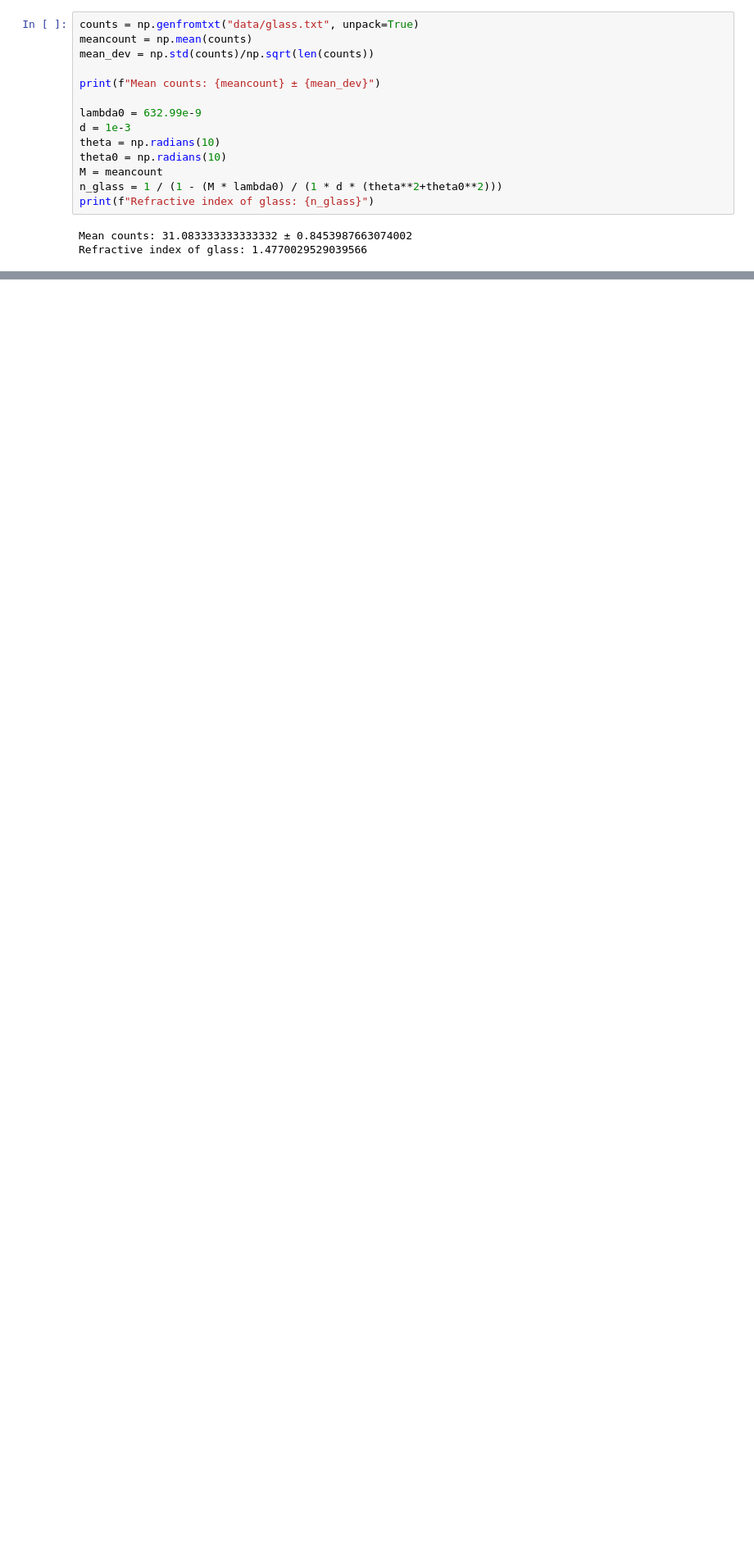
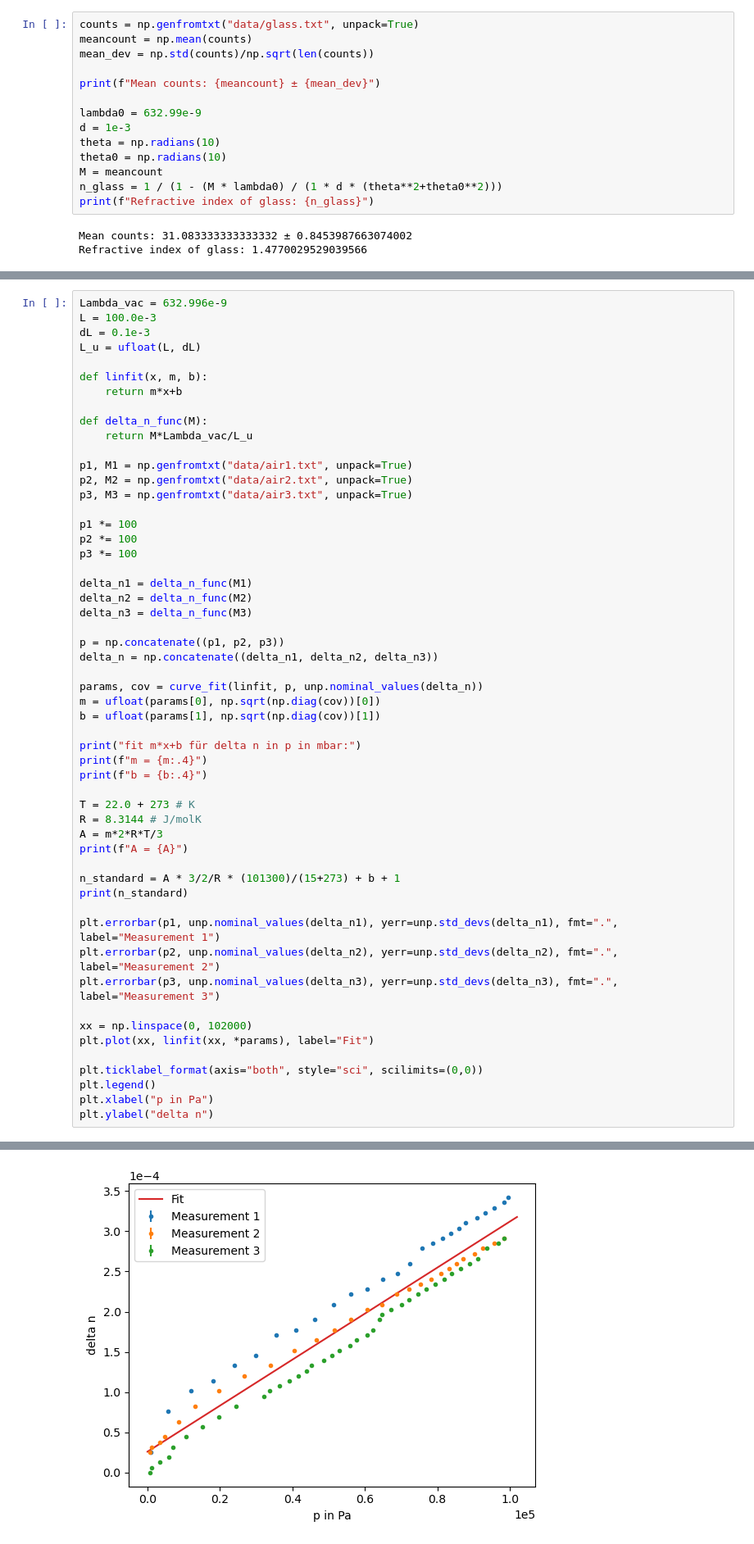
Before and after one commit to CelinaWieberg01/FP, a Jupyter notebook: M_v64/test.ipynb, the cells around one changed output, grey strips where cells are left out. Shown at 82% size. Cells and saved outputs as stored; diff of their text form; blank space fills up the shorter version.

```diff
--- a/M_v64/test.ipynb
+++ b/M_v64/test.ipynb
@@ -88,0 +211,55 @@ plt.legend()
+# %%
+Lambda_vac = 632.996e-9
+L = 100.0e-3
+dL = 0.1e-3
+L_u = ufloat(L, dL)
+
+def linfit(x, m, b):
+    return m*x+b
+
+def delta_n_func(M):
+    return M*Lambda_vac/L_u
+
+p1, M1 = np.genfromtxt("data/air1.txt", unpack=True)
+p2, M2 = np.genfromtxt("data/air2.txt", unpack=True)
+p3, M3 = np.genfromtxt("data/air3.txt", unpack=True)
+
+p1 *= 100
+p2 *= 100
+p3 *= 100
+
+delta_n1 = delta_n_func(M1)
+delta_n2 = delta_n_func(M2)
+delta_n3 = delta_n_func(M3)
+
+p = np.concatenate((p1, p2, p3))
+delta_n = np.concatenate((delta_n1, delta_n2, delta_n3))
+
+params, cov = curve_fit(linfit, p, unp.nominal_values(delta_n))
+m = ufloat(params[0], np.sqrt(np.diag(cov))[0])
+b = ufloat(params[1], np.sqrt(np.diag(cov))[1])
+
+print("fit m*x+b für delta n in p in mbar:")
+print(f"m = {m:.4}")
+print(f"b = {b:.4}")
+
+T = 22.0 + 273 # K
+R = 8.3144 # J/molK
+A = m*2*R*T/3
+print(f"A = {A}")
+
+n_standard = A * 3/2/R * (101300)/(15+273) + b + 1
+print(n_standard)
+
+plt.errorbar(p1, unp.nominal_values(delta_n1), yerr=unp.std_devs(delta_n1), fmt=".", label="Measurement 1")
+plt.errorbar(p2, unp.nominal_values(delta_n2), yerr=unp.std_devs(delta_n2), fmt=".", label="Measurement 2")
+plt.errorbar(p3, unp.nominal_values(delta_n3), yerr=unp.std_devs(delta_n3), fmt=".", label="Measurement 3")
+
+xx = np.linspace(0, 102000)
+plt.plot(xx, linfit(xx, *params), label="Fit")
+
+plt.ticklabel_format(axis="both", style="sci", scilimits=(0,0))
+plt.legend()
+plt.xlabel("p in Pa")
+plt.ylabel("delta n")
+# %% [output]
@@ -88,0 +272 @@ plt.legend()
+[figure, added]
```
Also changed, not shown: parts of 10 cells of this notebook, 9 other files.
